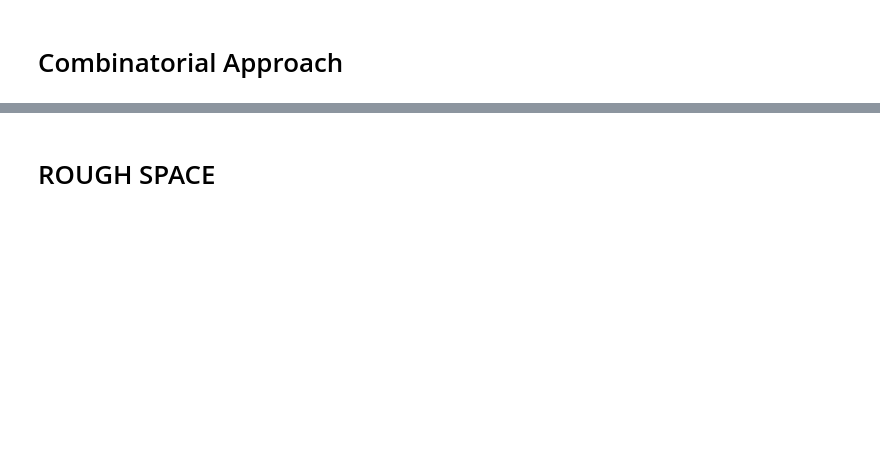
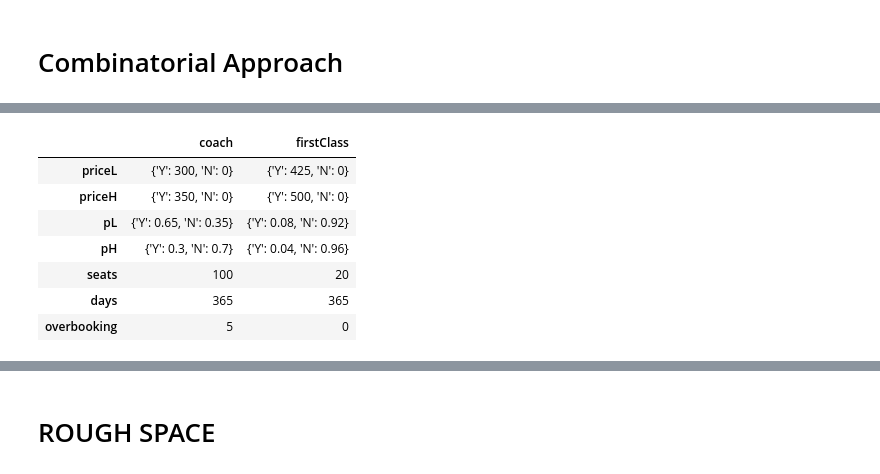
Before and after one commit to Shehzad-a/Optimization-Project-2, a Jupyter notebook: Project2_Optimization2_AirPriceBooking.ipynb, the cells around one changed output, grey strips where cells are left out. Cells and saved outputs as stored; diff of their text form; code cells hidden in the pictures; blank space fills up the shorter version.

```diff
--- a/Project2_Optimization2_AirPriceBooking.ipynb
+++ b/Project2_Optimization2_AirPriceBooking.ipynb
@@ -292,0 +322,54 @@ for
+# %%
+overbooking_coach=5
+overbooking_firstClass=0
+
+flight_specifics={
+    'coach': dict(
+        priceL = {'Y':300,
+                  'N':0
+                  },
+        priceH = {'Y':350,
+                  'N':0
+                  },
+        pL = {
+            'Y':0.65,
+            'N':0.35
+              },
+        pH = {
+            'Y':0.3,
+            'N':0.7
+              },
+        seats=100,
+        days=365,
+        overbooking=overbooking_coach
+        ),
+
+    'firstClass':dict(
+        priceL = {'Y':425,
+                  'N':0
+                  },
+        priceH = {'Y':500,
+                  'N':0
+                  },
+        pL = {
+            'Y':0.08,
+            'N':0.92
+              },
+        pH = {
+            'Y':0.04,
+            'N':0.96
+              },
+        seats=20,
+        days=365,
+        overbooking=overbooking_firstClass
+                    )}
+pd.DataFrame(flight_specifics)
+# %% [output]
+|  | coach | firstClass |
+| priceL | {'Y': 300, 'N': 0} | {'Y': 425, 'N': 0} |
+| priceH | {'Y': 350, 'N': 0} | {'Y': 500, 'N': 0} |
+| pL | {'Y': 0.65, 'N': 0.35} | {'Y': 0.08, 'N': 0.92} |
+| pH | {'Y': 0.3, 'N': 0.7} | {'Y': 0.04, 'N': 0.96} |
+| seats | 100 | 20 |
+| days | 365 | 365 |
+| overbooking | 5 | 0 |
```
Also changed, not shown: parts of 21 cells of this notebook.
